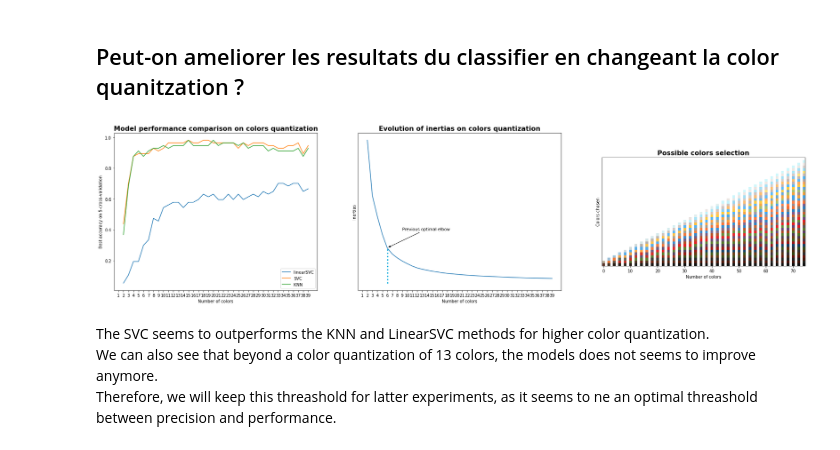
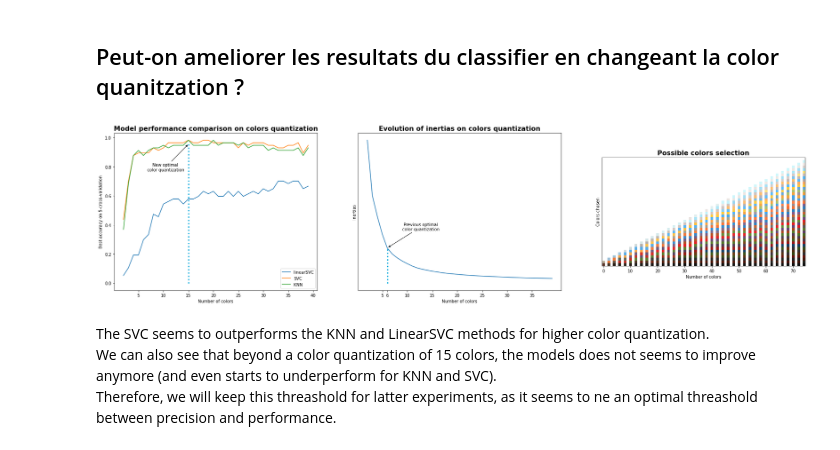
Before and after one commit to Whojo/Dobble-master-race, a Jupyter notebook: color-histogram.ipynb, the cells around one changed output. Drawn from its saved outputs; the diff is of its cells as text; code cells hidden in the pictures.

Commit message:
Added some comments on figure

```diff
--- a/color-histogram.ipynb
+++ b/color-histogram.ipynb
@@ -341,40 +341,43 @@ _, ax_arr = plt.subplots(ncols=3, figsize=(30,7))
 
 # Plot new_colors
 nb_tested_colors = color_range[1] - color_range[0]
 new_color_img = np.full(shape=(color_range[1], 2 * nb_tested_colors - 1, 3), fill_value=255)
 
 for i, new_color in enumerate(new_colors):
     new_color_img[:new_color.shape[0], i * 2] = np.array(sorted(new_color, key=lambda color: color[0] / 3 + color[1] / 3 + color[2] / 3))[np.newaxis, ...]
 
 ax_arr[2].imshow(new_color_img, origin='lower')
 ax_arr[2].set_title("Possible colors selection", fontsize=16, fontweight="semibold")
 ax_arr[2].set_xlabel("Number of colors")
 ax_arr[2].set_ylabel("Colors chosen")
 ax_arr[2].set_yticklabels([]); ax_arr[2].set_yticks([])
 
 # Plot inertias
 ax_arr[1].plot(range(*color_range), inertias)
 ax_arr[1].set_title("Evolution of inertias on colors quantization", fontsize=16, fontweight="semibold")
 ax_arr[1].set_xlabel("Number of colors")
 ax_arr[1].set_ylabel("Inertias")
 ax_arr[1].set_yticklabels([]); ax_arr[1].set_yticks([])
-ax_arr[1].set_xticks(range(color_range[-1]))
+ax_arr[1].set_xticks(list(range(0, color_range[-1], 5)) + [6])
 ax_arr[1].plot([nb_opti_color, nb_opti_color],[0, inertias[nb_opti_color - color_range[0]]],':', color = '#00aadd', lw=3)
-ax_arr[1].annotate(r"Previous optimal elbow", xy=(nb_opti_color * 1.01, inertias[nb_opti_color - color_range[0]] * 1.01),
-                   xytext=(nb_opti_color * 1.5, inertias[nb_opti_color - color_range[0]] * 1.5), arrowprops=dict(arrowstyle="-|>"));
+ax_arr[1].annotate(" Previous optimal\ncolor quantization", xy=(nb_opti_color * 1.01, inertias[nb_opti_color - color_range[0]] * 1.01),
+                   xytext=(nb_opti_color * 1.5, inertias[nb_opti_color - color_range[0]] * 1.5), arrowprops=dict(arrowstyle="-|>"))
 
 # Plots classifiers performance
+new_nb_opti_color = np.argmax(svc_perf) + color_range[0]
 ax_arr[0].set_title("Model performance comparison on colors quantization", fontsize=16, fontweight="semibold")
 ax_arr[0].set_xlabel("Number of colors")
-ax_arr[0].set_xticks(range(color_range[-1]))
 ax_arr[0].set_ylabel("Best accuracy on 5-cross-validation")
 ax_arr[0].plot(range(*color_range), linear_svc_perf, label="linearSVC")
 ax_arr[0].plot(range(*color_range), svc_perf, label="SVC")
 ax_arr[0].plot(range(*color_range), knn_perf, label="KNN")
-ax_arr[0].legend(loc="lower right");
+ax_arr[0].legend(loc="lower right")
+ax_arr[0].plot([new_nb_opti_color, new_nb_opti_color],[0, svc_perf[new_nb_opti_color]],':', color = '#00aadd', lw=3)
+ax_arr[0].annotate("    New optimal\ncolor quantization", xy=(new_nb_opti_color, svc_perf[new_nb_opti_color] * 0.99),
+                   xytext=(new_nb_opti_color * 0.45, svc_perf[new_nb_opti_color] * 0.8), arrowprops=dict(arrowstyle="-|>"));
 # %% [output]
-[figure, old version]
+[figure, new version]
 # %% [markdown]
 The SVC seems to outperforms the KNN and LinearSVC methods for higher color quantization. \
-We can also see that beyond a color quantization of 13 colors, the models does not seems to improve anymore. \
+We can also see that beyond a color quantization of 15 colors, the models does not seems to improve anymore (and even starts to underperform for KNN and SVC). \
 Therefore, we will keep this threashold for latter experiments, as it seems to ne an optimal threashold between precision and performance.
```
